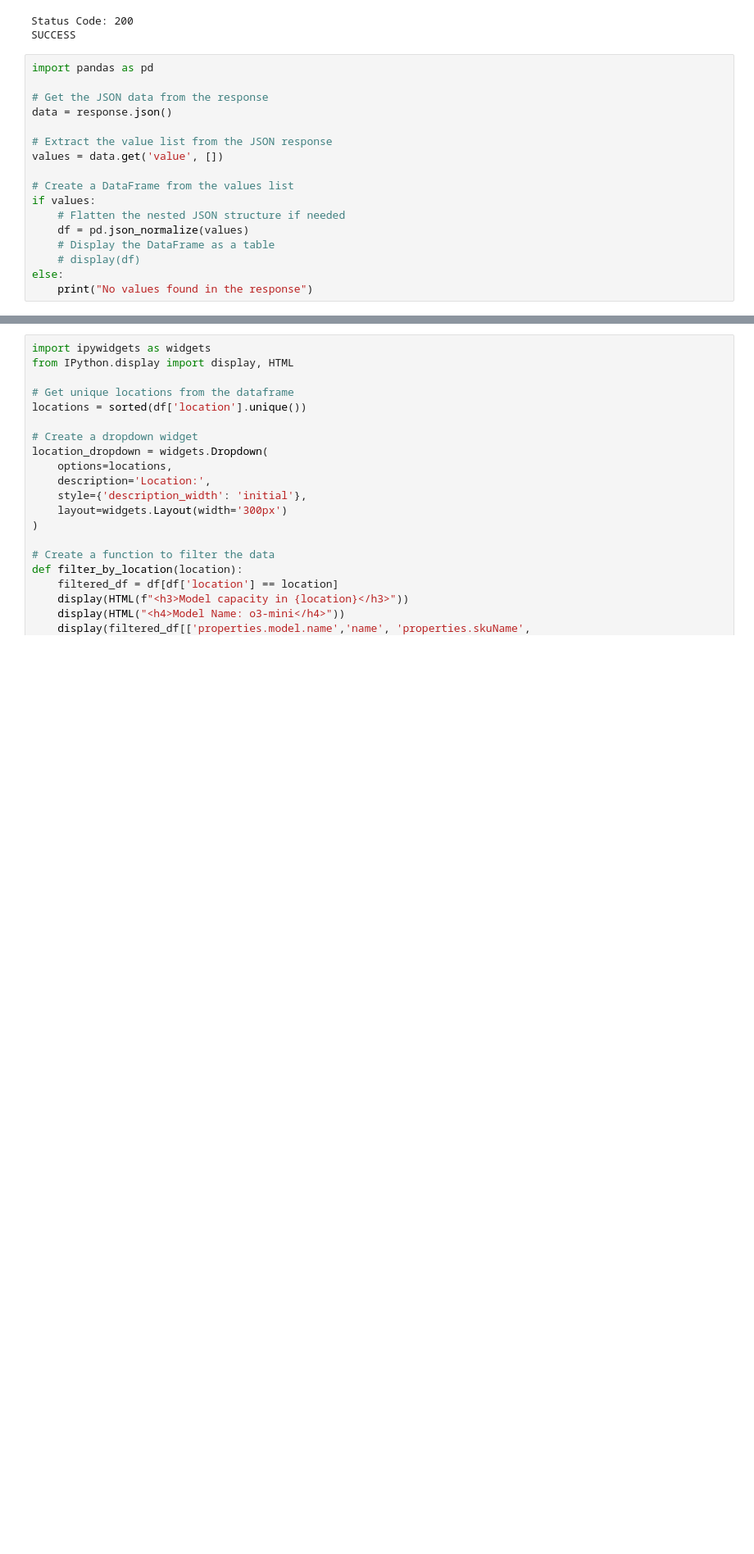
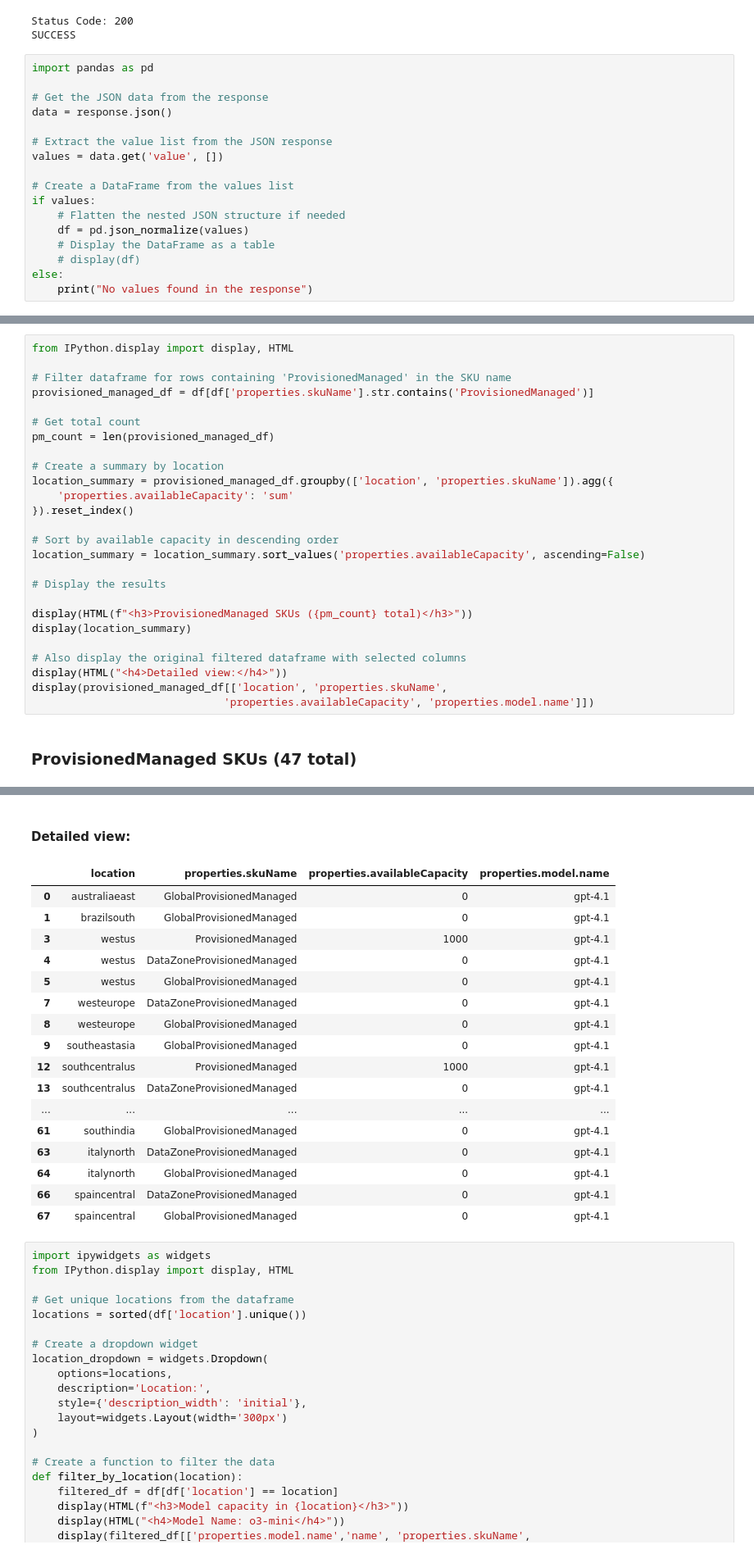
Before and after one commit to mutazag/misc, a Jupyter notebook: ai-inference-service/use_capacity_api.ipynb, the cells around one changed output, grey strips where cells are left out. Shown at 82% size. Cells and saved outputs as stored; diff of their text form; blank space fills up the shorter version.

```diff
--- a/ai-inference-service/use_capacity_api.ipynb
+++ b/ai-inference-service/use_capacity_api.ipynb
@@ -84,0 +97,28 @@ display(df[['name', 'location', 'properties.model.name', 'properties.model.versi
+# %%
+from IPython.display import display, HTML
+
+# Filter dataframe for rows containing 'ProvisionedManaged' in the SKU name
+provisioned_managed_df = df[df['properties.skuName'].str.contains('ProvisionedManaged')]
+
+# Get total count
+pm_count = len(provisioned_managed_df)
+
+# Create a summary by location
+location_summary = provisioned_managed_df.groupby(['location', 'properties.skuName']).agg({
+    'properties.availableCapacity': 'sum'
+}).reset_index()
+
+# Sort by available capacity in descending order
+location_summary = location_summary.sort_values('properties.availableCapacity', ascending=False)
+
+# Display the results
+
+display(HTML(f"<h3>ProvisionedManaged SKUs ({pm_count} total)</h3>"))
+display(location_summary)
+
+# Also display the original filtered dataframe with selected columns
+display(HTML("<h4>Detailed view:</h4>"))
+display(provisioned_managed_df[['location', 'properties.skuName',
+                              'properties.availableCapacity', 'properties.model.name']])
+# %% [output]
+ProvisionedManaged SKUs (47 total)
@@ -85,3 +142,21 @@ display(df[['name', 'location', 'properties.model.name', 'properties.model.versi
+Detailed view:
+|  | location | properties.skuName | properties.availableCapacity | properties.model.name |
+| 0 | australiaeast | GlobalProvisionedManaged | 0 | gpt-4.1 |
+| 1 | brazilsouth | GlobalProvisionedManaged | 0 | gpt-4.1 |
+| 3 | westus | ProvisionedManaged | 1000 | gpt-4.1 |
+| 4 | westus | DataZoneProvisionedManaged | 0 | gpt-4.1 |
+| 5 | westus | GlobalProvisionedManaged | 0 | gpt-4.1 |
+| 7 | westeurope | DataZoneProvisionedManaged | 0 | gpt-4.1 |
+| 8 | westeurope | GlobalProvisionedManaged | 0 | gpt-4.1 |
+| 9 | southeastasia | GlobalProvisionedManaged | 0 | gpt-4.1 |
+| 12 | southcentralus | ProvisionedManaged | 1000 | gpt-4.1 |
+| 13 | southcentralus | DataZoneProvisionedManaged | 0 | gpt-4.1 |
+| ... | ... | ... | ... | ... |
+| 61 | southindia | GlobalProvisionedManaged | 0 | gpt-4.1 |
+| 63 | italynorth | DataZoneProvisionedManaged | 0 | gpt-4.1 |
+| 64 | italynorth | GlobalProvisionedManaged | 0 | gpt-4.1 |
+| 66 | spaincentral | DataZoneProvisionedManaged | 0 | gpt-4.1 |
+| 67 | spaincentral | GlobalProvisionedManaged | 0 | gpt-4.1 |
 # %%
 import ipywidgets as widgets
 from IPython.display import display, HTML
```
Also changed, not shown: parts of 5 cells of this notebook, 6 other files.
